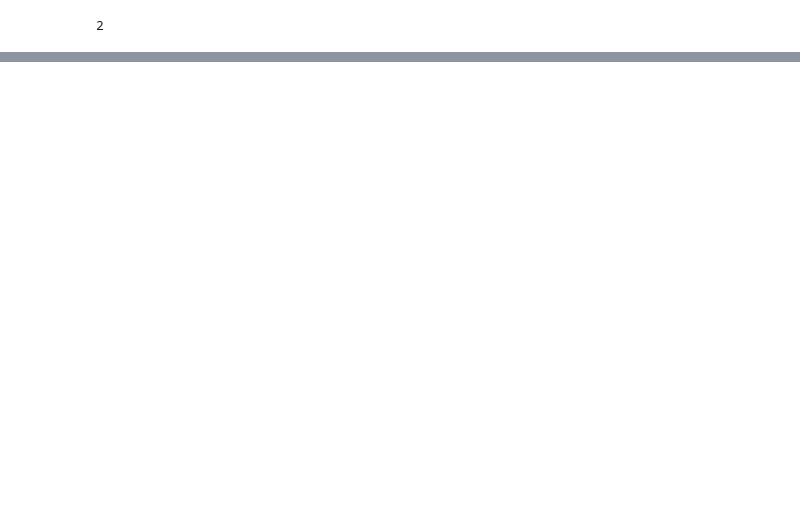
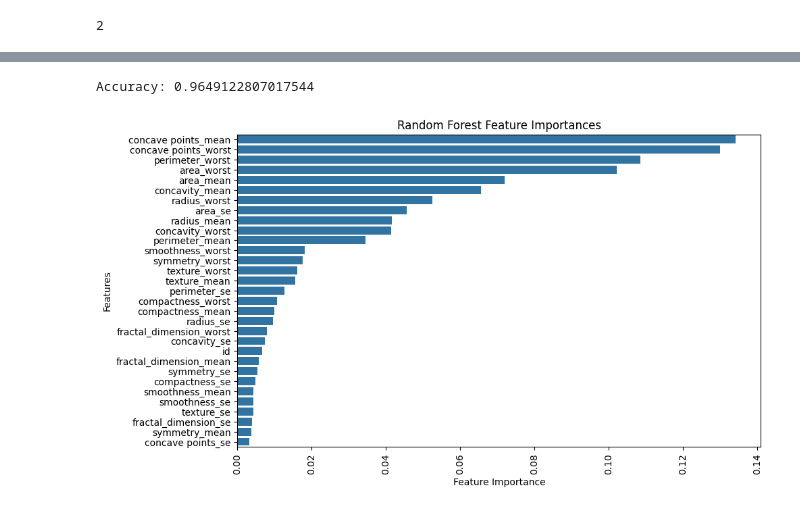
Before and after one commit to henryonomakpo/The-Impact-of-ESG-Ratings-on-EV-Manufacturing-Industry, a Jupyter notebook: Breast_Cancer_Detection.ipynb, the cells around one changed output, grey strips where cells are left out. Saved outputs shown, nothing was run; the diff lists cells and outputs as text; code cells hidden in the pictures; blank space fills up the shorter version.

```diff
--- a/Breast_Cancer_Detection.ipynb
+++ b/Breast_Cancer_Detection.ipynb
@@ -511,0 +334,57 @@ Please also refer to the documentation for alternative solver options:
+# %%
+import pandas as pd
+from sklearn.model_selection import train_test_split
+from sklearn.ensemble import RandomForestClassifier
+from sklearn.impute import SimpleImputer
+from sklearn.pipeline import Pipeline
+from sklearn.metrics import accuracy_score
+import seaborn as sns
+import matplotlib.pyplot as plt
+
+
+
+# Split the dataset into features and target variable
+X = data.drop("diagnosis", axis=1)
+y = data["diagnosis"]
+
+# Split the dataset into training and testing sets
+X_train, X_test, y_train, y_test = train_test_split(X, y, test_size=0.2, random_state=42)
+
+# Create an imputer transformer to replace missing values with the mean
+imputer = SimpleImputer(strategy='mean')
+
+# Create a pipeline with the imputer and the random forest classifier
+pipeline = Pipeline([('imputer', imputer), ('classifier', RandomForestClassifier())])
+
+# Fit the pipeline on the training data
+pipeline.fit(X_train, y_train)
+
+# Predict on the test data
+y_pred = pipeline.predict(X_test)
+
+# Calculate the accuracy
+accuracy = accuracy_score(y_test, y_pred)
+
+print("Accuracy:", accuracy)
+
+# Create a list of tuples containing feature names and importances
+feature_importances = list(pipeline.named_steps['classifier'].feature_importances_)
+feature_names = list(X.columns)
+feature_data = list(zip(feature_names, feature_importances))
+
+# Create a DataFrame from the feature data
+importance_df = pd.DataFrame(feature_data, columns=['Feature', 'Importance'])
+
+# Sort the DataFrame by importance values
+importance_df = importance_df.sort_values('Importance', ascending=False)
+
+plt.figure(figsize=(10, 6))
+sns.barplot(x='Importance', y='Feature', data=importance_df)
+plt.xlabel('Feature Importance')
+plt.ylabel('Features')
+plt.title('Random Forest Feature Importances')
+plt.xticks(rotation=90)  # Rotate x-axis labels for better readability
+plt.show()
+# %% [output]
+Accuracy: 0.9649122807017544
+[figure, added]
```
Also changed, not shown: parts of 63 cells of this notebook.
